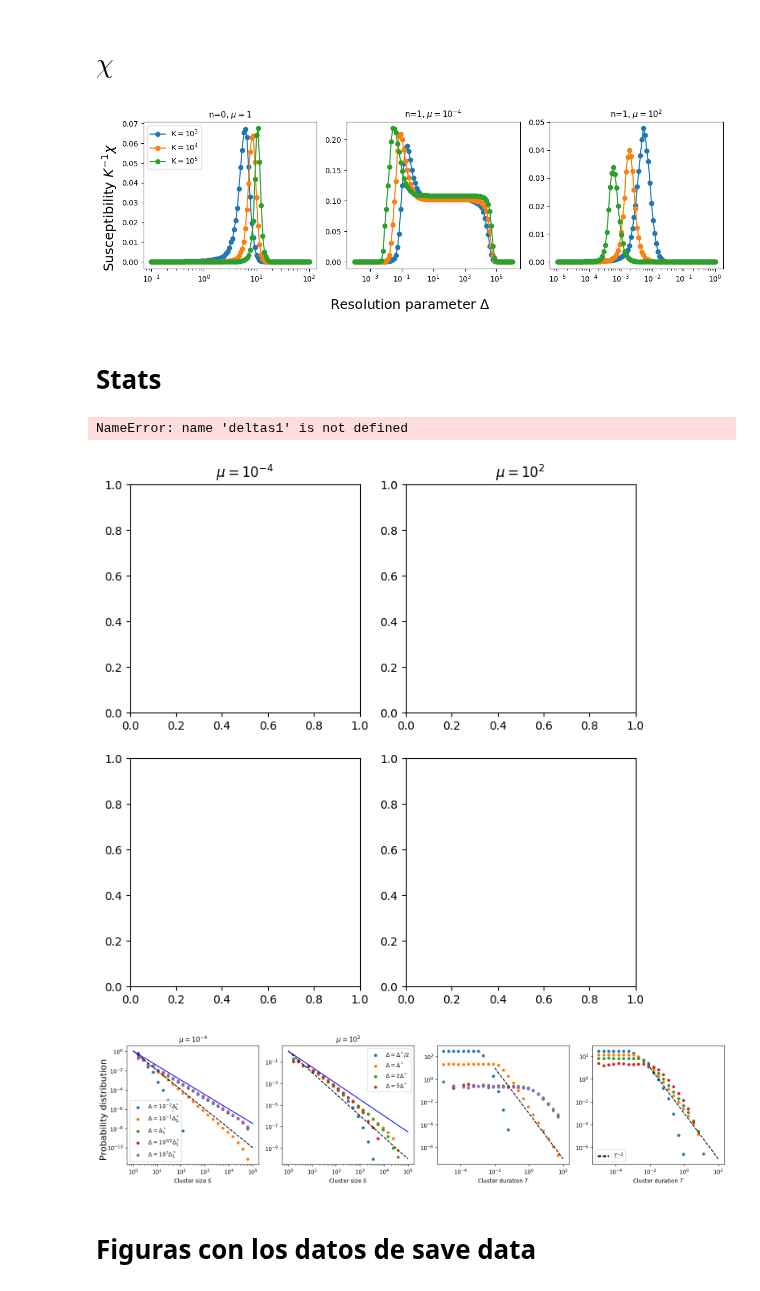
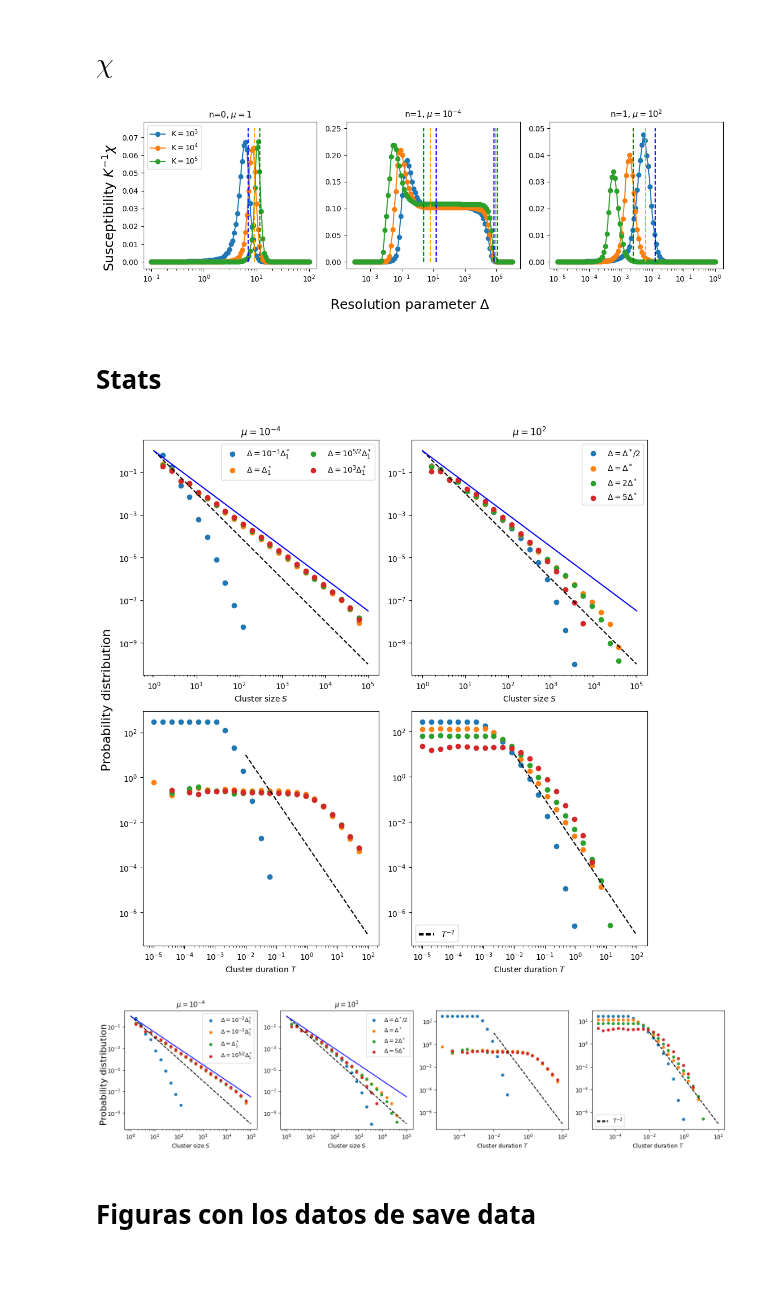
Before and after one commit to RivasAntonio/TFM, a Jupyter notebook: Códigos/Hawkes/figures.ipynb, the cells around one changed output. Drawn from its saved outputs; the diff is of its cells as text; code cells hidden in the pictures.

```diff
--- a/Códigos/Hawkes/figures.ipynb
+++ b/Códigos/Hawkes/figures.ipynb
@@ -216,13 +220,30 @@ fig.axes[1].vlines(np.log(10**5)/(0.0001+np.sqrt(0.0001*100000*2)), 0, max(perco
 fig.axes[2].vlines(np.log(10**3)/(10**2), 0, max(percolations_sus_mu3[0]), color='blue', linestyle='--')
 fig.axes[2].vlines(np.log(10**4)/(10**2), 0, max(percolations_sus_mu3[0]), color='orange', linestyle='--')
 fig.axes[2].vlines(np.log(10**5)/(10**2), 0, max(percolations_sus_mu3[0]), color='green', linestyle='--')
+
 """
+
+fig.axes[0].vlines(np.log(10**3)/(1), 0, 0.075, color='blue', linestyle='--')
+fig.axes[0].vlines(np.log(10**4)/(1), 0, 0.075, color='orange', linestyle='--')
+fig.axes[0].vlines(np.log(10**5)/(1), 0, 0.075, color='green', linestyle='--')
+
+fig.axes[2].vlines(np.log(10**3)/(100+np.sqrt(2*10**3*10**2)), 0, 0.05, color='blue', linestyle='--')
+fig.axes[2].vlines(np.log(10**4)/(100+np.sqrt(2*10**4*10**2)), 0, 0.05, color='orange', linestyle='--')
+fig.axes[2].vlines(np.log(10**5)/(100+np.sqrt(2*10**5*10**2)), 0, 0.05, color='green', linestyle='--')
+
+fig.axes[1].vlines(np.log(10**3)/(10**-4), 0, 0.25, color='blue', linestyle='--')
+fig.axes[1].vlines(np.log(10**4)/(10**-4), 0, 0.25, color='orange', linestyle='--')
+fig.axes[1].vlines(np.log(10**5)/(10**-4), 0, 0.25, color='green', linestyle='--')
+
+fig.axes[1].vlines(np.log(10**3)/(10**-4+np.sqrt(2*10**3*10**-4)), 0, 0.25, color='blue', linestyle='--')
+fig.axes[1].vlines(np.log(10**4)/(10**-4+np.sqrt(2*10**4*10**-4)), 0, 0.25, color='orange', linestyle='--')
+fig.axes[1].vlines(np.log(10**5)/(10**-4+np.sqrt(2*10**5*10**-4)), 0, 0.25, color='green', linestyle='--')
 
 fig.supylabel('Susceptibility $K^{-1}\chi $', fontsize = 18)
 fig.supxlabel('Resolution parameter $\Delta$', fontsize = 18)
 fig.tight_layout()
 # %% [output]
-[figure, old version]
+[figure, new version]
 # %% [markdown]
 # Stats
 # %%
@@ -230,7 +251,7 @@ K = 10**5
 n = 1
 mu = 10**-4
 delta1 = np.log(K)/(mu+np.sqrt(2*K*mu))
-deltas1 = [delta1/1000, delta1/100, delta1, delta1*10**(5/2), delta1*10**3]
+deltas1 = [delta1/1000, delta1, delta1*10**(5/2), delta1*10**3]
 # %%
 clusters_sizes_mu1 = [np.load(f'./data/cluster_sizes_delta={delta:.1E}_R={R}_mu={mu:.1E}_article.npy') for delta in deltas1]
 
@@ -248,11 +269,9 @@ clusters_times_mu2 = [np.load(f'./data/cluster_times_delta={delta:.1E}_R={R}_mu=
 sbins = [np.logspace(0, 5, num = 25, base = 10),
          np.logspace(0, 5, num = 25, base = 10),
          np.logspace(0, 5, num = 25, base = 10),
-         np.logspace(0, 5, num = 25, base = 10),
          np.logspace(0, 5, num = 25, base = 10)]
 tbins = [np.logspace(-5, 2, num = 25, base = 10),
-         np.logspace(-5, 2, num = 25, base = 10),
-         np.logspace(-5, 2, num = 25, base = 10),
+          np.logspace(-5, 2, num = 25, base = 10),
          np.logspace(-5, 2, num = 25, base = 10),
          np.logspace(-5, 2, num = 25, base = 10)]
 # %%
@@ -261,12 +280,12 @@ shist_mu2 = [np.histogram(s, density= True, bins=sbins[i])[0] for i, s in enumer
 thist_mu1 = [np.histogram(t, density= True, bins=tbins[i])[0] for i, t in enumerate(clusters_times_mu1)]
 thist_mu2 = [np.histogram(t, density= True, bins=tbins[i])[0] for i, t in enumerate(clusters_times_mu2)]
 # %%
-labels1 = ['$\Delta=10^{-3}\Delta_1^*$', '$\Delta=10^{-2}\Delta_1^*$','$\Delta=\Delta_1^*$','$\Delta=10^{5/2}\Delta_1^*$','$\Delta=10^3\Delta_1^*$']
+labels1 = ['$\Delta=10^{-3}\Delta_1^*$','$\Delta=\Delta_1^*$','$\Delta=10^{5/2}\Delta_1^*$','$\Delta=10^3\Delta_1^*$']
 # '$\Delta=10^{-1}\Delta_1^*$',
 labels2 = ['$\Delta=\Delta^*/2$','$\Delta=\Delta^*$','$\Delta=2\Delta^*$','$\Delta=5\Delta^*$']
 
 
-fig, axes = plt.subplots(2, 2, figsize=(8, 8))
+fig, axes = plt.subplots(2, 2, figsize=(10, 10))
 
 fig.axes[0].set_title('$\mu=10^{-4}$')
 fig.axes[1].set_title('$\mu=10^{2}$')
@@ -286,35 +305,34 @@ for i in range(4):
 fig.supylabel('Probability distribution', fontsize=16)
 fig.axes[0].set_xlabel('Cluster size $S$')
 fig.axes[1].set_xlabel('Cluster size $S$')
 fig.axes[2].set_xlabel('Cluster duration $T$')
 fig.axes[3].set_xlabel('Cluster duration $T$')
 fig.axes[0].legend(labels = labels1, loc = 'best', ncol = 2)
 fig.axes[1].legend(labels = labels2, loc = 'best')
 
 s_bins = np.logspace(0, 5, num = 100, base = 10)
 y_s = s_bins**(-2)
 y_s2 = s_bins**(-3/2)
 
 t_bins = np.logspace(-2, 2, num = 100, base = 10)
 y_t = t_bins**(-2) * 10**-3
 
 fig.axes[0].plot(s_bins, y_s, color='black', linestyle='--')
 fig.axes[0].plot(s_bins, y_s2, color='blue')
 fig.axes[1].plot(s_bins, y_s, color='black', linestyle='--')
 fig.axes[1].plot(s_bins, y_s2, color='blue')
 fig.axes[2].plot(t_bins, y_t, color='black', linestyle='--')
 fig.axes[3].plot(t_bins, y_t, color='black', linestyle='--')
 
 
 fig.axes[3].legend(handles = [Line2D([0], [0], dashes=[2, 1], color='black', linewidth=3, linestyle='--')], labels=['$T^{-2}$'], loc = 'lower left', fontsize = 10)
 #fig.axes[1].legend(handles = [Line2D([0], [0], dashes=[2, 1], color='black', linewidth=3, linestyle='--'),Line2D([0], [0], dashes=[2, 1], color='blue', linewidth=3)], labels=['$S^{-2}$', '$S^{-3/2}$'], loc = 'lower left', fontsize = 10)
 
 #fig.axes[1].annotate(Line2D([0], [0], dashes=[2, 1], color='black', linewidth=3, linestyle='--') '$S^{-2}$')
 
 fig.tight_layout()
 # %% [output]
-NameError: name 'deltas1' is not defined
-[figure, old version]
+[figure, new version]
 # %%
 labels1 = ['$\Delta=10^{-2}\Delta_1^*$','$\Delta=10^{-1}\Delta_1^*$','$\Delta=\Delta_1^*$','$\Delta=10^{5/2}\Delta_1^*$','$\Delta=10^3\Delta_1^*$']
 labels2 = ['$\Delta=\Delta^*/2$','$\Delta=\Delta^*$','$\Delta=2\Delta^*$','$\Delta=5\Delta^*$']
@@ -367,7 +385,7 @@ fig.axes[3].legend(handles = [Line2D([0], [0], dashes=[2, 1], color='black', lin
 
 fig.tight_layout()
 # %% [output]
-[figure, old version]
+[figure, new version]
 # %% [markdown]
 # Figuras con los datos de save data
 # %%
```
Also changed, not shown: parts of 3 cells of this notebook, 18 other files.
